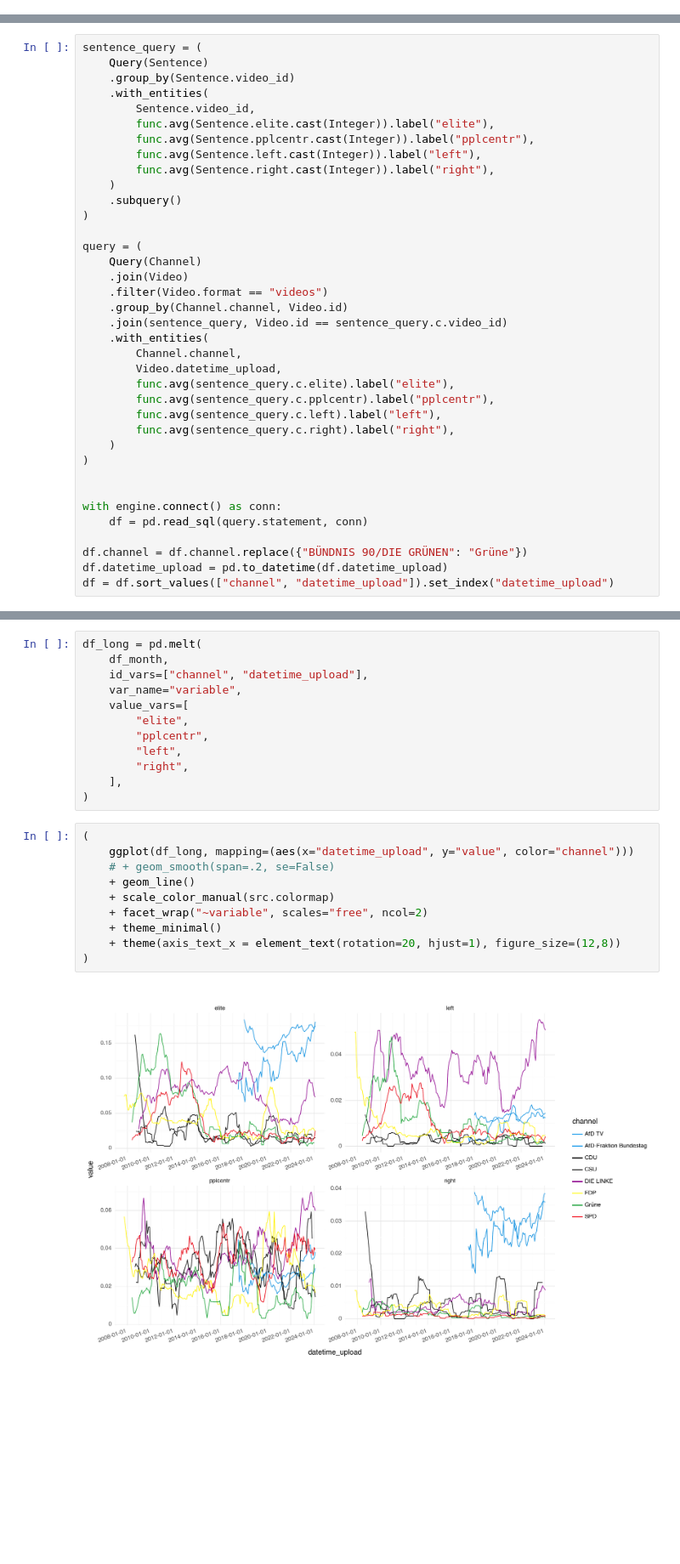
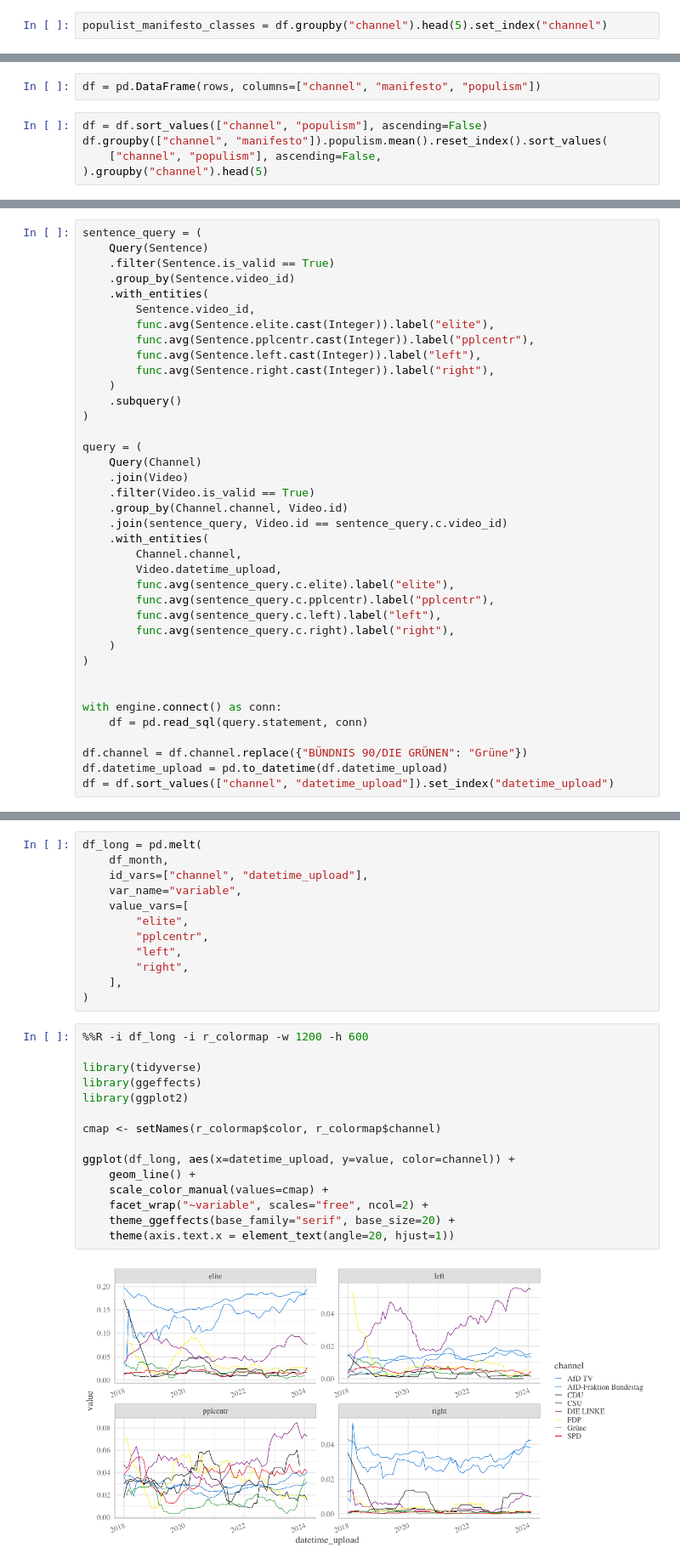
Before and after one commit to luerhard/anti-elitism-gets-views, a Jupyter notebook: notebooks/02-descriptives/02-basic_populism.ipynb, the cells around one changed output, grey strips where cells are left out. Shown at 85% size. Drawn from its saved outputs; the diff is of its cells as text; blank space fills up the shorter version.

```diff
--- a/notebooks/02-descriptives/02-basic_populism.ipynb
+++ b/notebooks/02-descriptives/02-basic_populism.ipynb
@@ -21,0 +85,2 @@ engine = create_engine(src.PS_ENGINE)
+# %%
+populist_manifesto_classes = df.groupby("channel").head(5).set_index("channel")
@@ -21,0 +172,7 @@ engine = create_engine(src.PS_ENGINE)
+# %%
+df = pd.DataFrame(rows, columns=["channel", "manifesto", "populism"])
+# %%
+df = df.sort_values(["channel", "populism"], ascending=False)
+df.groupby(["channel", "manifesto"]).populism.mean().reset_index().sort_values(
+    ["channel", "populism"], ascending=False,
+).groupby("channel").head(5)
@@ -22,6 +199,7 @@ engine = create_engine(src.PS_ENGINE)
 # %%
 sentence_query = (
     Query(Sentence)
+    .filter(Sentence.is_valid == True)
     .group_by(Sentence.video_id)
     .with_entities(
         Sentence.video_id,
@@ -36,7 +214,7 @@ sentence_query = (
 query = (
     Query(Channel)
     .join(Video)
-    .filter(Video.format == "videos")
+    .filter(Video.is_valid == True)
     .group_by(Channel.channel, Video.id)
     .join(sentence_query, Video.id == sentence_query.c.video_id)
     .with_entities(
@@ -79,14 +257,19 @@ df_long = pd.melt(
     ],
 )
 # %%
-(
-    ggplot(df_long, mapping=(aes(x="datetime_upload", y="value", color="channel")))
-    # + geom_smooth(span=.2, se=False)
-    + geom_line()
-    + scale_color_manual(src.colormap)
-    + facet_wrap("~variable", scales="free", ncol=2)
-    + theme_minimal()
-    + theme(axis_text_x = element_text(rotation=20, hjust=1), figure_size=(12,8))
-)
+%%R -i df_long -i r_colormap -w 1200 -h 600
+
+library(tidyverse)
+library(ggeffects)
+library(ggplot2)
+
+cmap <- setNames(r_colormap$color, r_colormap$channel)
+
+ggplot(df_long, aes(x=datetime_upload, y=value, color=channel)) +
+    geom_line() +
+    scale_color_manual(values=cmap) +
+    facet_wrap("~variable", scales="free", ncol=2) +
+    theme_ggeffects(base_family="serif", base_size=20) +
+    theme(axis.text.x = element_text(angle=20, hjust=1))
 # %% [output]
-[figure, old version]
+[figure, new version]
```
Also changed, not shown: parts of 16 cells of this notebook, 3 other files.
